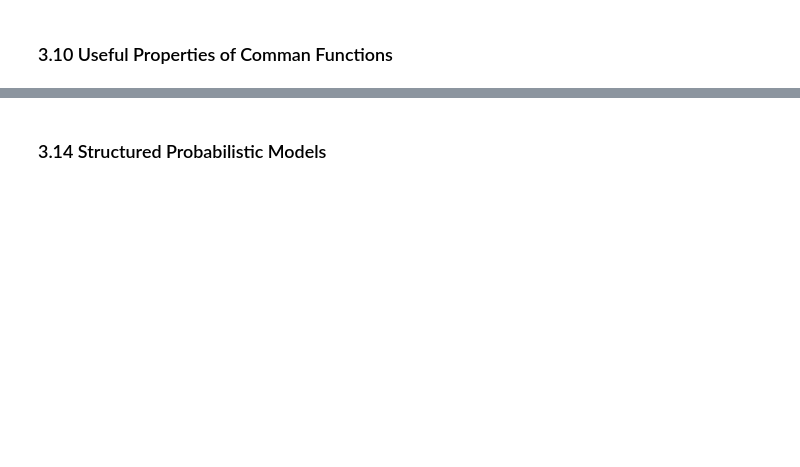
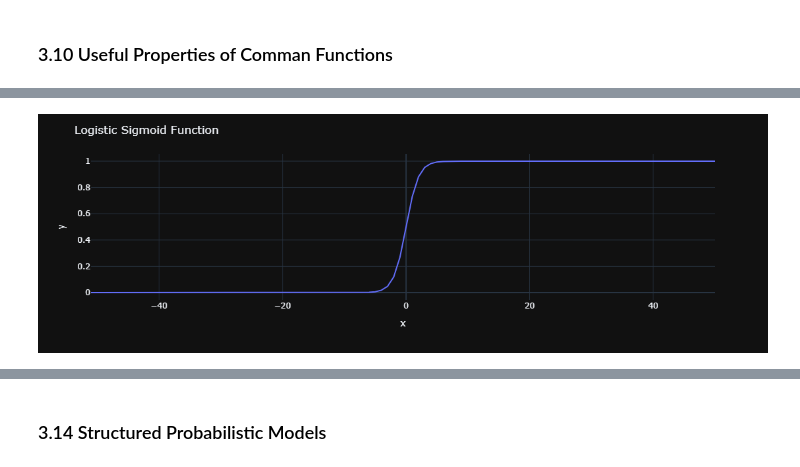
Before and after one commit to PravinHaligonda/Deep-Learning, a Jupyter notebook: Probability_and_Information/Probability.ipynb, the cells around one changed output, grey strips where cells are left out. Saved outputs shown, nothing was run; the diff lists cells and outputs as text; code cells hidden in the pictures; blank space fills up the shorter version.

```diff
--- a/Probability_and_Information/Probability.ipynb
+++ b/Probability_and_Information/Probability.ipynb
@@ -322,0 +340,3 @@ tensor([8.3951, 8.2469, 8.0000, 6.6667])
+# %%
+x = torch.arange(-51, 51)
+x
@@ -322,0 +352,8 @@ tensor([8.3951, 8.2469, 8.0000, 6.6667])
+# %%
+y = 1 / (1 + torch.exp(-x))
+# %%
+fig = px.line(x=x, y=y)
+fig.update_layout(title="Logistic Sigmoid Function", template='plotly_dark')
+fig.show()
+# %% [output]
+[figure, added]
```
Also changed, not shown: parts of 18 cells of this notebook, 2 other files.
